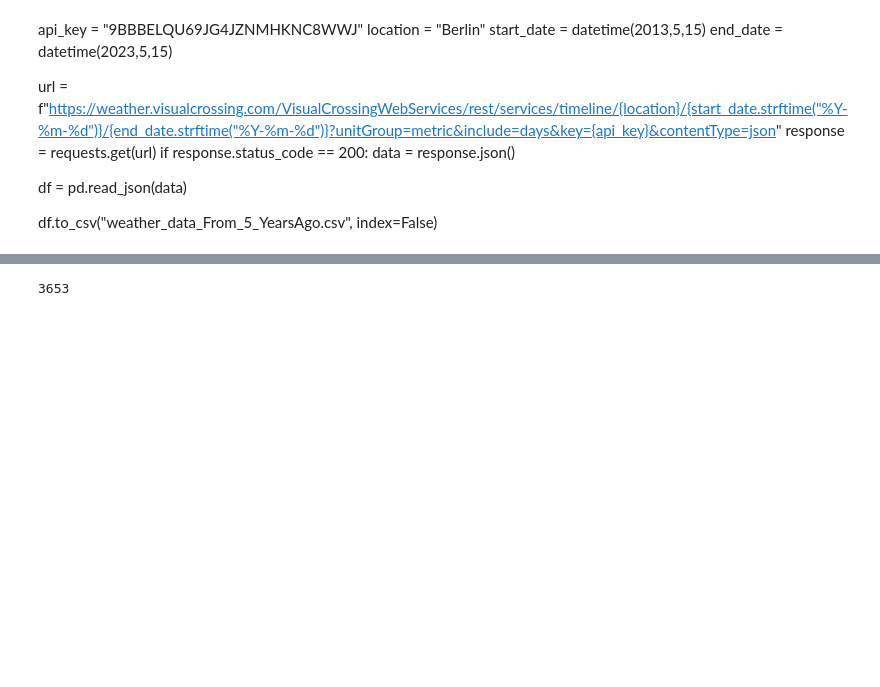
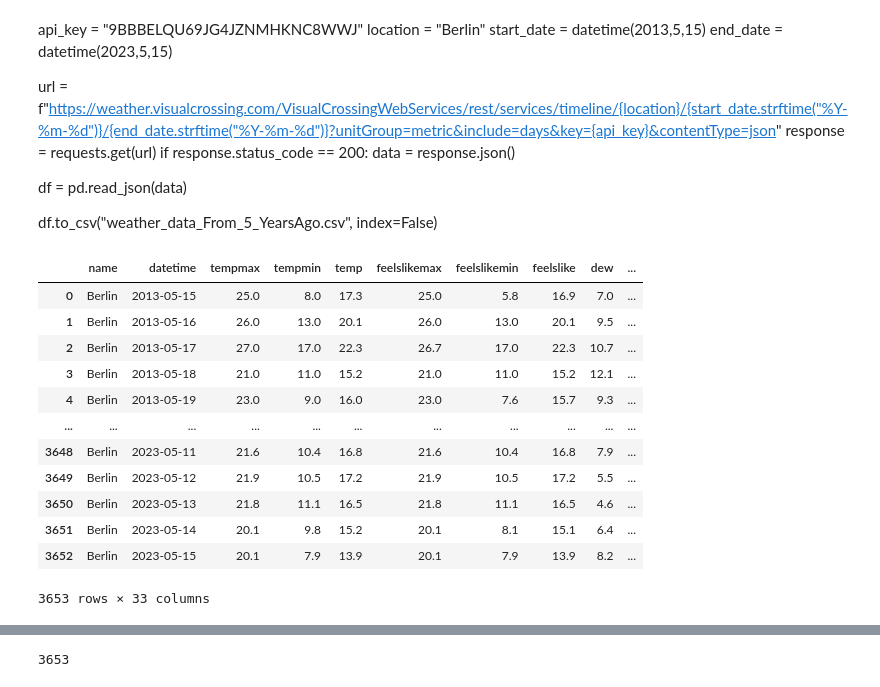
Before and after one commit to moshikco6/-Weather-Forecast, a Jupyter notebook: WeatherForecastJN.ipynb, the cells around one changed output, grey strips where cells are left out. Drawn from its saved outputs; the diff is of its cells as text; code cells hidden in the pictures; blank space fills up the shorter version.

```diff
--- a/WeatherForecastJN.ipynb
+++ b/WeatherForecastJN.ipynb
@@ -21,3 +26,19 @@ df.to_csv("weather_data_From_5_YearsAgo.csv", index=False)
 # %%
 tbl1 = pd.read_csv("weather_data_From_5_YearsAgo.csv.csv")
 tbl2 = pd.read_csv("Last 10 years weather.csv")
+# %%
+tbl1
+# %% [output]
+|  | name | datetime | tempmax | tempmin | temp | feelslikemax | feelslikemin | feelslike | dew | ... |
+| 0 | Berlin | 2013-05-15 | 25.0 | 8.0 | 17.3 | 25.0 | 5.8 | 16.9 | 7.0 | ... |
+| 1 | Berlin | 2013-05-16 | 26.0 | 13.0 | 20.1 | 26.0 | 13.0 | 20.1 | 9.5 | ... |
+| 2 | Berlin | 2013-05-17 | 27.0 | 17.0 | 22.3 | 26.7 | 17.0 | 22.3 | 10.7 | ... |
+| 3 | Berlin | 2013-05-18 | 21.0 | 11.0 | 15.2 | 21.0 | 11.0 | 15.2 | 12.1 | ... |
+| 4 | Berlin | 2013-05-19 | 23.0 | 9.0 | 16.0 | 23.0 | 7.6 | 15.7 | 9.3 | ... |
+| ... | ... | ... | ... | ... | ... | ... | ... | ... | ... | ... |
+| 3648 | Berlin | 2023-05-11 | 21.6 | 10.4 | 16.8 | 21.6 | 10.4 | 16.8 | 7.9 | ... |
+| 3649 | Berlin | 2023-05-12 | 21.9 | 10.5 | 17.2 | 21.9 | 10.5 | 17.2 | 5.5 | ... |
+| 3650 | Berlin | 2023-05-13 | 21.8 | 11.1 | 16.5 | 21.8 | 11.1 | 16.5 | 4.6 | ... |
+| 3651 | Berlin | 2023-05-14 | 20.1 | 9.8 | 15.2 | 20.1 | 8.1 | 15.1 | 6.4 | ... |
+| 3652 | Berlin | 2023-05-15 | 20.1 | 7.9 | 13.9 | 20.1 | 7.9 | 13.9 | 8.2 | ... |
+3653 rows × 33 columns
```
Also changed, not shown: parts of 10 cells of this notebook, 2 other files.
